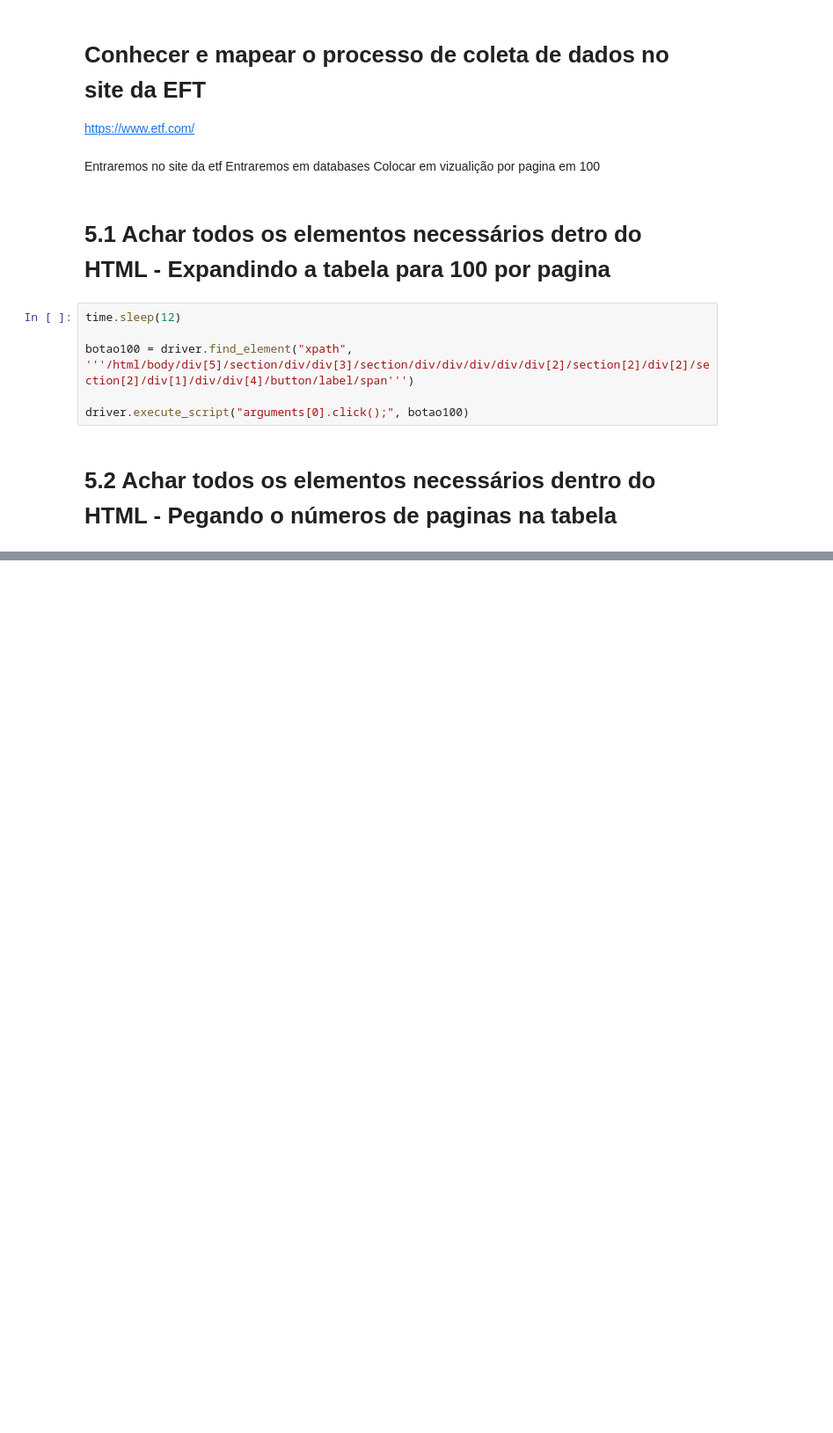
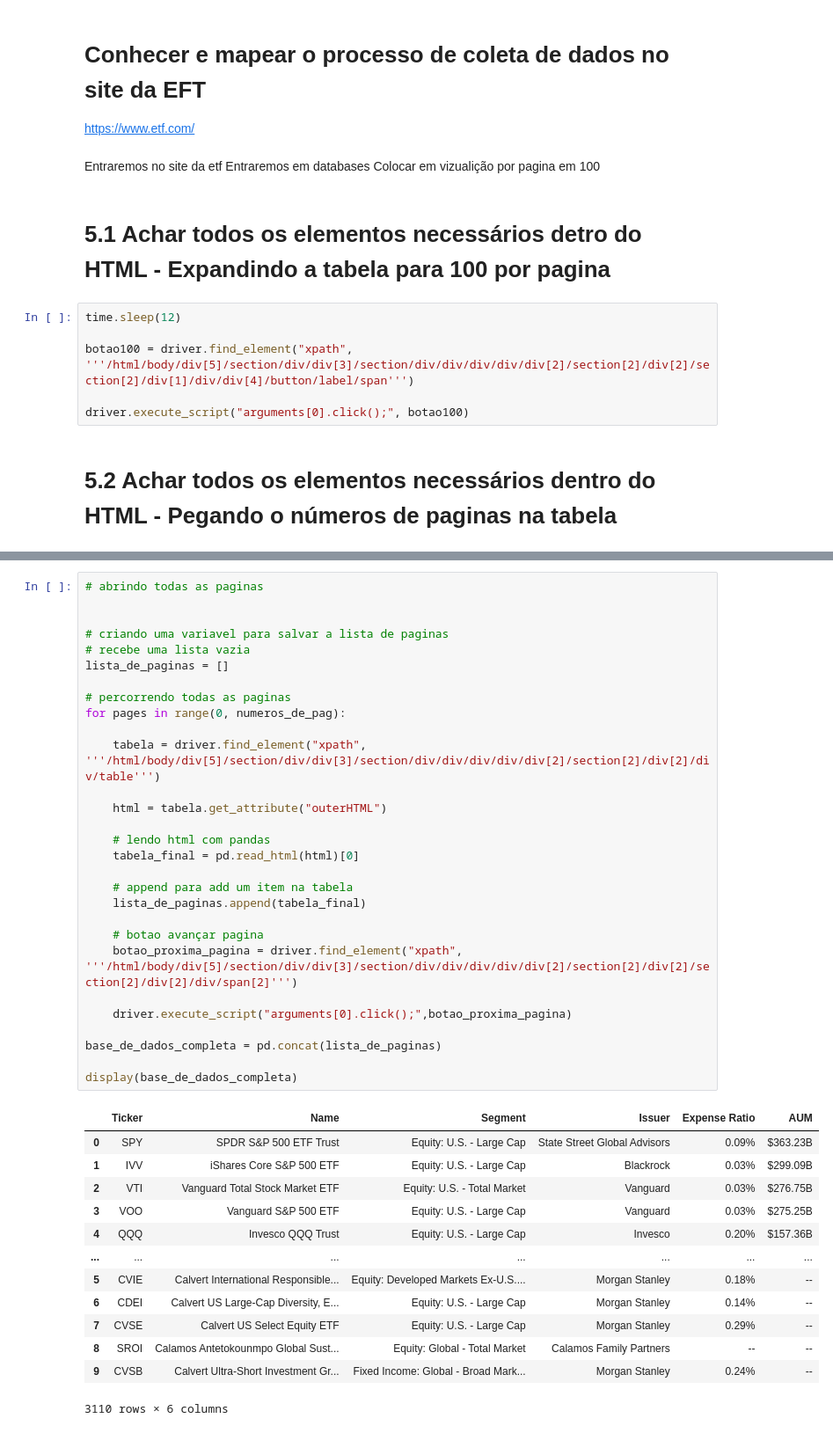
Before and after one commit to ClaudioFritzen/Relatorio_do_dolar_Ibovespa, a Jupyter notebook: BotdaB3 (1).ipynb, the cells around one changed output, grey strips where cells are left out. Shown at 88% size. Saved outputs shown, nothing was run; the diff lists cells and outputs as text; blank space fills up the shorter version.

```diff
--- a/BotdaB3 (1).ipynb
+++ b/BotdaB3 (1).ipynb
@@ -101,0 +136,43 @@ https://www.etf.com/etfanalytics/etf-finder
+# %%
+# abrindo todas as paginas
+
+
+# criando uma variavel para salvar a lista de paginas
+# recebe uma lista vazia
+lista_de_paginas = []
+
+# percorrendo todas as paginas
+for pages in range(0, numeros_de_pag):
+
+    tabela = driver.find_element("xpath", '''/html/body/div[5]/section/div/div[3]/section/div/div/div/div/div[2]/section[2]/div[2]/div/table''')
+
+    html = tabela.get_attribute("outerHTML")
+
+    # lendo html com pandas
+    tabela_final = pd.read_html(html)[0]
+
+    # append para add um item na tabela
+    lista_de_paginas.append(tabela_final)
+
+    # botao avançar pagina
+    botao_proxima_pagina = driver.find_element("xpath", '''/html/body/div[5]/section/div/div[3]/section/div/div/div/div/div[2]/section[2]/div[2]/section[2]/div[2]/div/span[2]''')
+
+    driver.execute_script("arguments[0].click();",botao_proxima_pagina)
+
+base_de_dados_completa = pd.concat(lista_de_paginas)
+
+display(base_de_dados_completa)
+# %% [output]
+|  | Ticker | Name | Segment | Issuer | Expense Ratio | AUM |
+| 0 | SPY | SPDR S&P 500 ETF Trust | Equity: U.S. - Large Cap | State Street Global Advisors | 0.09% | $363.23B |
+| 1 | IVV | iShares Core S&P 500 ETF | Equity: U.S. - Large Cap | Blackrock | 0.03% | $299.09B |
+| 2 | VTI | Vanguard Total Stock Market ETF | Equity: U.S. - Total Market | Vanguard | 0.03% | $276.75B |
+| 3 | VOO | Vanguard S&P 500 ETF | Equity: U.S. - Large Cap | Vanguard | 0.03% | $275.25B |
+| 4 | QQQ | Invesco QQQ Trust | Equity: U.S. - Large Cap | Invesco | 0.20% | $157.36B |
+| ... | ... | ... | ... | ... | ... | ... |
+| 5 | CVIE | Calvert International Responsible... | Equity: Developed Markets Ex-U.S.... | Morgan Stanley | 0.18% | -- |
+| 6 | CDEI | Calvert US Large-Cap Diversity, E... | Equity: U.S. - Large Cap | Morgan Stanley | 0.14% | -- |
+| 7 | CVSE | Calvert US Select Equity ETF | Equity: U.S. - Large Cap | Morgan Stanley | 0.29% | -- |
+| 8 | SROI | Calamos Antetokounmpo Global Sust... | Equity: Global - Total Market | Calamos Family Partners | -- | -- |
+| 9 | CVSB | Calvert Ultra-Short Investment Gr... | Fixed Income: Global - Broad Mark... | Morgan Stanley | 0.24% | -- |
+3110 rows × 6 columns
```
Also changed, not shown: parts of 16 cells of this notebook.
